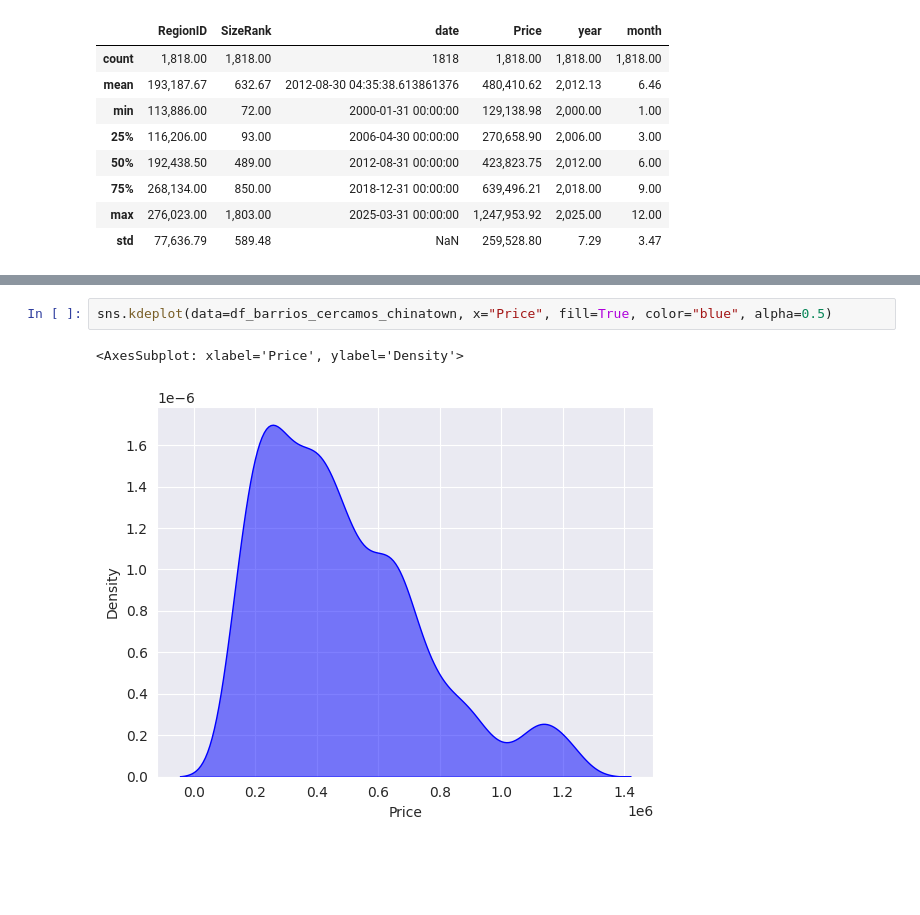
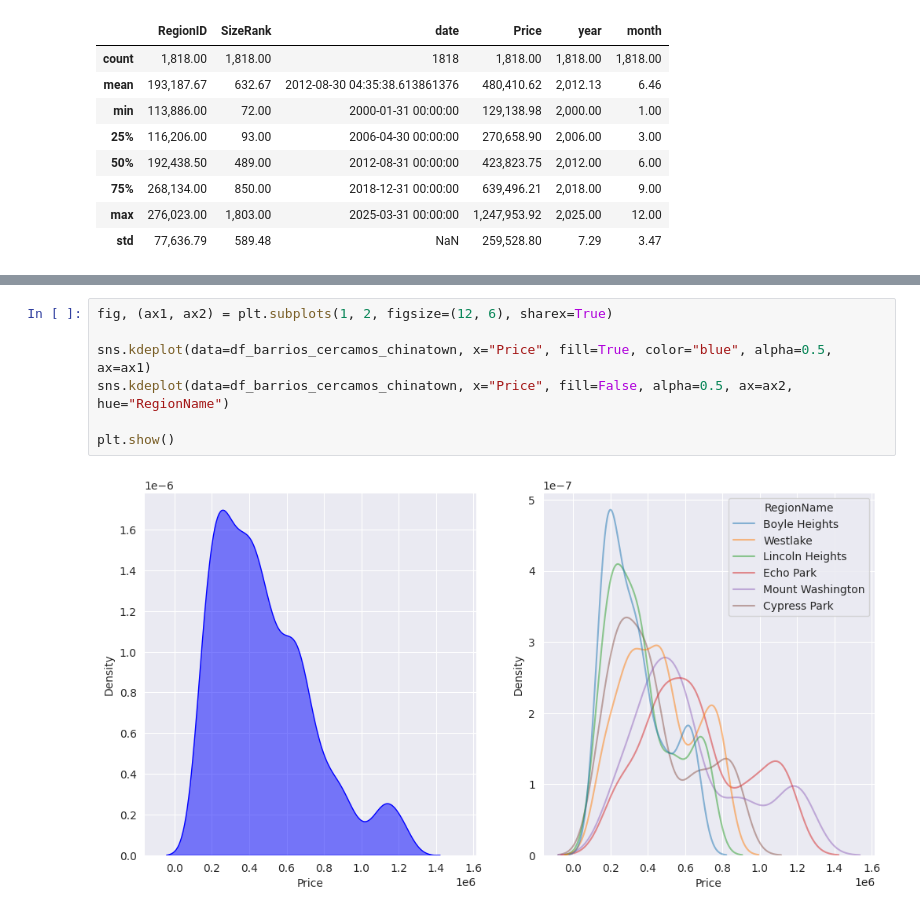
Before and after one commit to JavierFigueroa21/DataScience_KPI_Project, a Jupyter notebook: analisis_datos.ipynb, the cells around one changed output, grey strips where cells are left out. Drawn from its saved outputs; the diff is of its cells as text; blank space fills up the shorter version.

```diff
--- a/analisis_datos.ipynb
+++ b/analisis_datos.ipynb
@@ -537,6 +575,10 @@ df_barrios_cercamos_chinatown["Price"].skew()
-# %%
-sns.kdeplot(data=df_barrios_cercamos_chinatown, x="Price", fill=True, color="blue", alpha=0.5)
-# %% [output]
-<AxesSubplot: xlabel='Price', ylabel='Density'>
-[figure, removed]
+# %%
+fig, (ax1, ax2) = plt.subplots(1, 2, figsize=(12, 6), sharex=True)
+
+sns.kdeplot(data=df_barrios_cercamos_chinatown, x="Price", fill=True, color="blue", alpha=0.5, ax=ax1)
+sns.kdeplot(data=df_barrios_cercamos_chinatown, x="Price", fill=False, alpha=0.5, ax=ax2, hue="RegionName")
+
+plt.show()
+# %% [output]
+[figure, added]
 # %%
```
Also changed, not shown: parts of 26 cells of this notebook.
